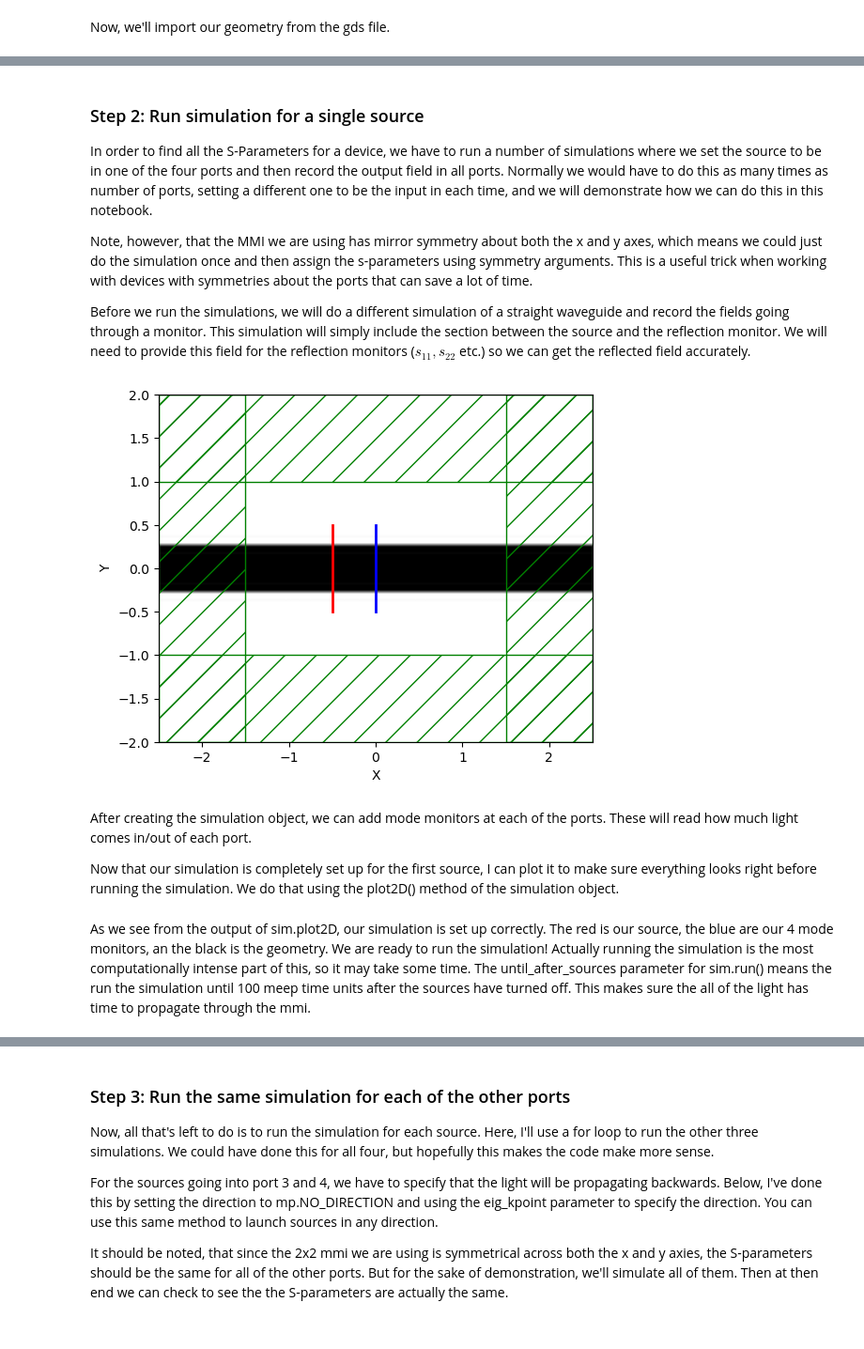
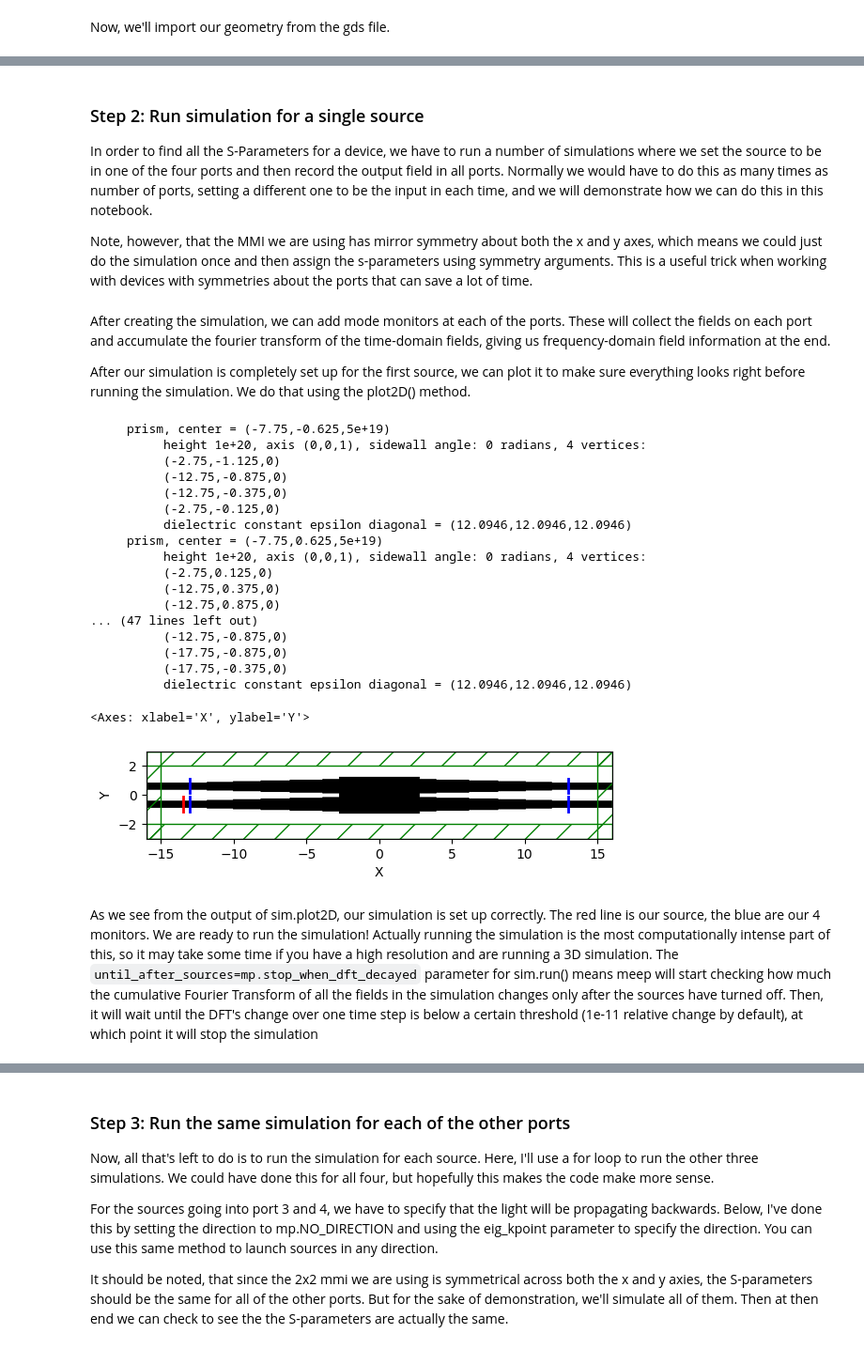
Before and after one commit to BYUCamachoLab/Photonics-Bootcamp, a Jupyter notebook: book/pages/scattering_parameters.ipynb, the cells around one changed output, grey strips where cells are left out. Shown at 94% size. Saved outputs shown, nothing was run; the diff lists cells and outputs as text; code cells hidden in the pictures.

```diff
--- a/book/pages/scattering_parameters.ipynb
+++ b/book/pages/scattering_parameters.ipynb
@@ -138,39 +137,4 @@ source2 = mp.Volume(center=port4.center+mp.Vector3(x=0.5), size=port_size)
 In order to find all the S-Parameters for a device, we have to run a number of simulations where we set the source to be in one of the four ports and then record the output field in all ports. Normally we would have to do this as many times as number of ports, setting a different one to be the input in each time, and we will demonstrate how we can do this in this notebook.
 
 Note, however, that the MMI we are using has mirror symmetry about both the x and y axes, which means we could just do the simulation once and then assign the s-parameters using symmetry arguments. This is a useful trick when working with devices with symmetries about the ports that can save a lot of time.
-
-Before we run the simulations, we will do a different simulation of a straight waveguide and record the fields going through a monitor. This simulation will simply include the section between the source and the reflection monitor. We will need to provide this field for the reflection monitors ($s_{11}, s_{22}$ etc.) so we can get the reflected field accurately.
-# %%
-subtraction_geom = [mp.Block(size=mp.Vector3(mp.inf, 0.5, t_Si), material=Si)]
-subtraction_cell = mp.Vector3(5, 4, cell_z if sim_is_3D else 0)
-subtraction_sources = [
-    mp.EigenModeSource(
-            src = mp.GaussianSource(fcen, fwidth=df),
-            volume=mp.Volume(center=mp.Vector3(-0.5,0,0), size=port_size),
-            eig_band=1,
-            eig_parity = mode_parity,
-            eig_match_freq = True,
-    )
-]
-
-subtraction_sim = mp.Simulation(
-    resolution=res,
-    cell_size=subtraction_cell,
-    boundary_layers=[mp.PML(dpml)],
-    sources=subtraction_sources,
-    geometry=subtraction_geom,
-    default_material=SiO2
-)
-
-subtraction_monitor_region = mp.FluxRegion(center=mp.Vector3(0), size=port_size)
-subtraction_monitor = subtraction_sim.add_flux(fcen, 0, 1, subtraction_monitor_region)
-
-plot_plane = mp.Volume(center=mp.Vector3(z=0), size=mp.Vector3(cell.x, cell.y, 0))
-subtraction_sim.plot2D(output_plane=plot_plane if sim_is_3D else None)
-subtraction_sim.run(until_after_sources=mp.stop_when_dft_decayed)
-
-subtraction_data = subtraction_sim.get_flux_data(subtraction_monitor)
-norm_mode_coeff = subtraction_sim.get_eigenmode_coefficients(subtraction_monitor, [1], mode_parity).alpha[0,0,0]
-# %% [output]
-[figure, removed]
 # %%
@@ -197,22 +162,40 @@ sim = mp.Simulation(
 # %% [markdown]
-After creating the simulation object, we can add mode monitors at each of the ports. These will read how much light comes in/out of each port.
+After creating the simulation, we can add mode monitors at each of the ports. These will collect the fields on each port and accumulate the fourier transform of the time-domain fields, giving us frequency-domain field information at the end.
 
-Now that our simulation is completely set up for the first source, I can plot it to make sure everything looks right before running the simulation. We do that using the plot2D() method of the simulation object.
+After our simulation is completely set up for the first source, we can plot it to make sure everything looks right before running the simulation. We do that using the plot2D() method.
 # %%
 # Adds mode monitors at each of the ports to track the energy that goes in or out
 
 mode_monitor_1 = sim.add_mode_monitor(fcen, 0, 1, mp.ModeRegion(volume=port1))
 mode_monitor_2 = sim.add_mode_monitor(fcen, 0, 1, mp.ModeRegion(volume=port2))
 mode_monitor_3 = sim.add_mode_monitor(fcen, 0, 1, mp.ModeRegion(volume=port3))
 mode_monitor_4 = sim.add_mode_monitor(fcen, 0, 1, mp.ModeRegion(volume=port4))
 
-sim.load_minus_flux_data(mode_monitor_1, subtraction_data)
-
 # Plot the simulation
 plot_plane = mp.Volume(center=mp.Vector3(z=0), size=mp.Vector3(cell.x, cell.y, 0))
 sim.plot2D(output_plane=plot_plane if sim_is_3D else None) # No parameters are needed for a 2D simulation.
+# %% [output]
+     prism, center = (-7.75,-0.625,5e+19)
+          height 1e+20, axis (0,0,1), sidewall angle: 0 radians, 4 vertices:
+          (-2.75,-1.125,0)
+          (-12.75,-0.875,0)
+          (-12.75,-0.375,0)
+          (-2.75,-0.125,0)
+          dielectric constant epsilon diagonal = (12.0946,12.0946,12.0946)
+     prism, center = (-7.75,0.625,5e+19)
+          height 1e+20, axis (0,0,1), sidewall angle: 0 radians, 4 vertices:
+          (-2.75,0.125,0)
+          (-12.75,0.375,0)
+          (-12.75,0.875,0)
+... (47 lines left out)
+          (-12.75,-0.875,0)
+          (-17.75,-0.875,0)
+          (-17.75,-0.375,0)
+          dielectric constant epsilon diagonal = (12.0946,12.0946,12.0946)
+<Axes: xlabel='X', ylabel='Y'>
+[figure, added]
 # %% [markdown]
-As we see from the output of sim.plot2D, our simulation is set up correctly. The red is our source, the blue are our 4 mode monitors, an the black is the geometry. We are ready to run the simulation! Actually running the simulation is the most computationally intense part of this, so it may take some time. The until_after_sources parameter for sim.run() means the run the simulation until 100 meep time units after the sources have turned off. This makes sure the all of the light has time to propagate through the mmi.
+As we see from the output of sim.plot2D, our simulation is set up correctly. The red line is our source, the blue are our 4 monitors. We are ready to run the simulation! Actually running the simulation is the most computationally intense part of this, so it may take some time if you have a high resolution and are running a 3D simulation. The `until_after_sources=mp.stop_when_dft_decayed` parameter for sim.run() means meep will start checking how much the cumulative Fourier Transform of all the fields in the simulation changes only after the sources have turned off. Then, it will wait until the DFT's change over one time step is below a certain threshold (1e-11 relative change by default), at which point it will stop the simulation
 # %%
 # Runs the simulation
 sim.run(until_after_sources=mp.stop_when_dft_decayed)
```
Also changed, not shown: parts of 8 cells of this notebook, 1 other file.
